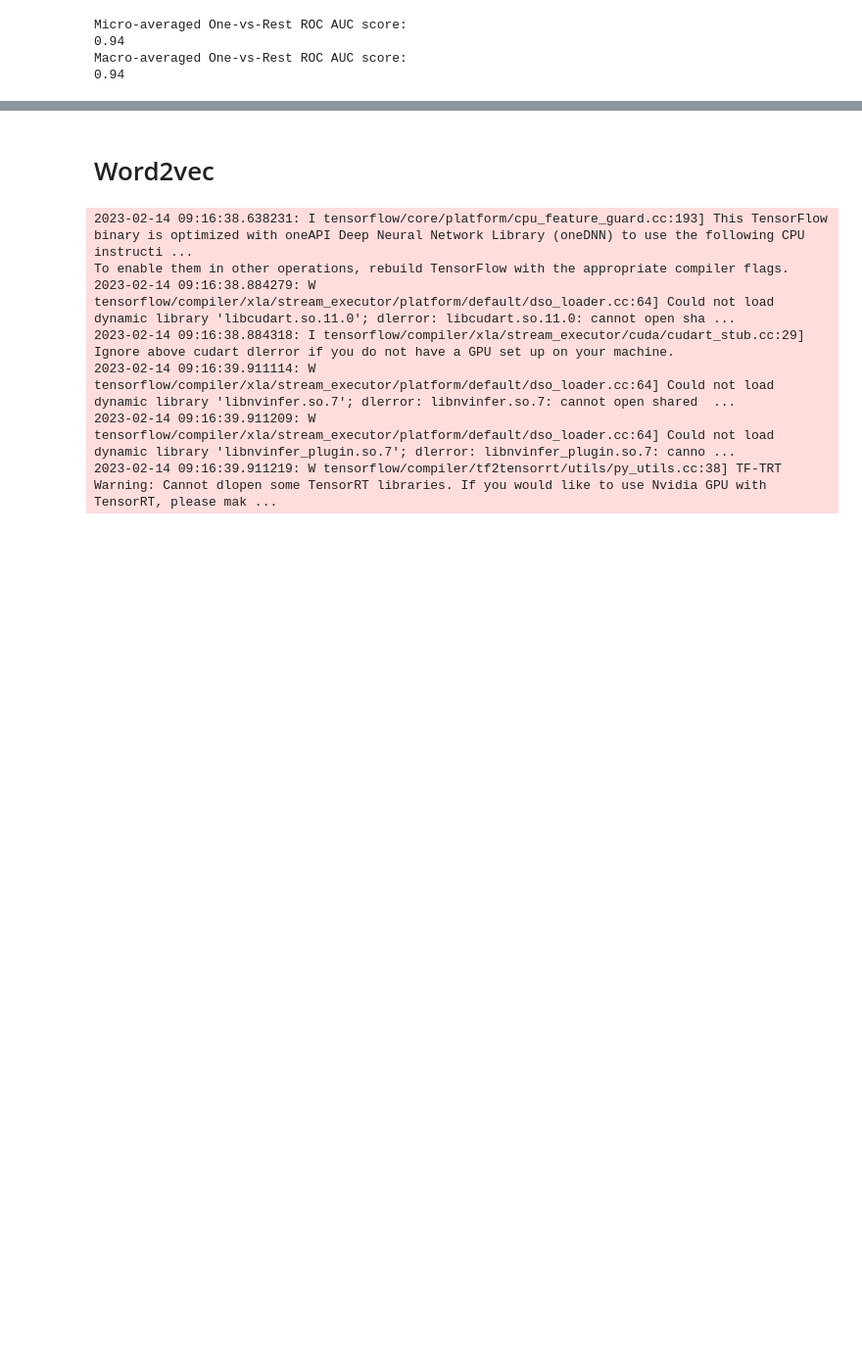
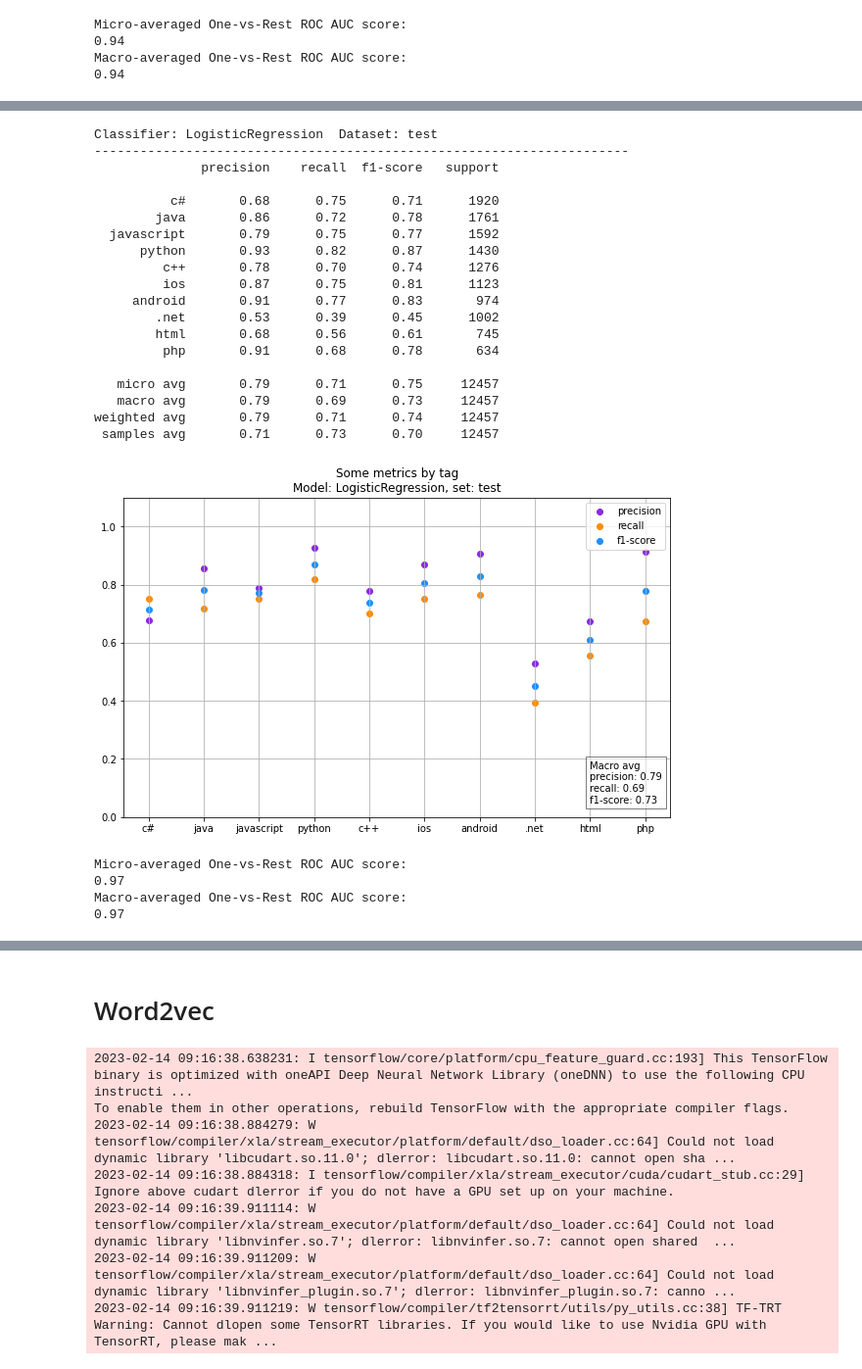
Before and after one commit to ana-bernal/tag-projet_overflow, a Jupyter notebook: tests.ipynb, the cells around one changed output, grey strips where cells are left out. Shown at 98% size. Saved outputs shown, nothing was run; the diff lists cells and outputs as text; code cells hidden in the pictures; blank space fills up the shorter version.

```diff
--- a/tests.ipynb
+++ b/tests.ipynb
@@ -695,0 +605,30 @@ cl.score(X_test,y_test)
+# %%
+diplay_and_plot_report(y_test, y_pred_test, 'LogisticRegression', 'test')
+# %% [output]
+Classifier: LogisticRegression  Dataset: test
+----------------------------------------------------------------------
+              precision    recall  f1-score   support
+
+          c#       0.68      0.75      0.71      1920
+        java       0.86      0.72      0.78      1761
+  javascript       0.79      0.75      0.77      1592
+      python       0.93      0.82      0.87      1430
+         c++       0.78      0.70      0.74      1276
+         ios       0.87      0.75      0.81      1123
+     android       0.91      0.77      0.83       974
+        .net       0.53      0.39      0.45      1002
+        html       0.68      0.56      0.61       745
+         php       0.91      0.68      0.78       634
+
+   micro avg       0.79      0.71      0.75     12457
+   macro avg       0.79      0.69      0.73     12457
+weighted avg       0.79      0.71      0.74     12457
+ samples avg       0.71      0.73      0.70     12457
+[figure, added]
+# %%
+fpr, tpr, roc_auc = compute_roc_data(y_train,y_pred_train_proba, tag_list)
+# %% [output]
+Micro-averaged One-vs-Rest ROC AUC score:
+0.97
+Macro-averaged One-vs-Rest ROC AUC score:
+0.97
```
Also changed, not shown: parts of 86 cells of this notebook.
